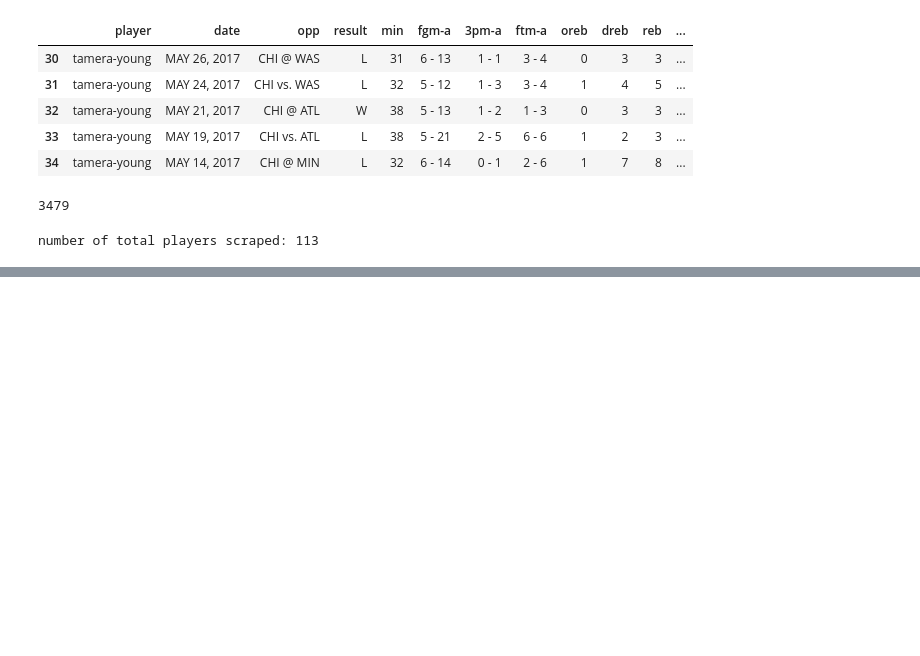
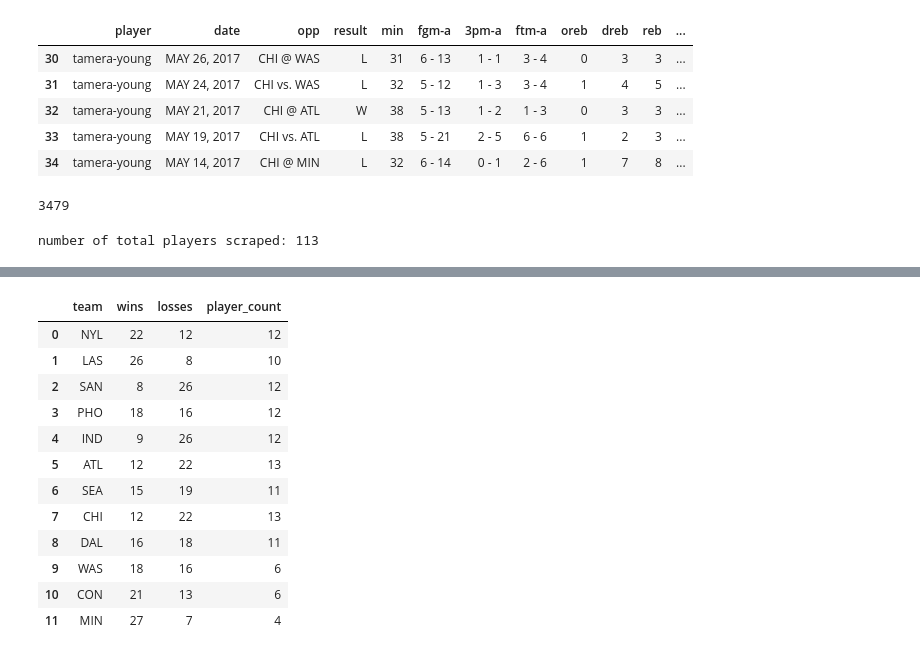
Before and after one commit to shubhox/draftkings, a Jupyter notebook: WNBA_Analysis.ipynb, the cells around one changed output, grey strips where cells are left out. Saved outputs shown, nothing was run; the diff lists cells and outputs as text; code cells hidden in the pictures; blank space fills up the shorter version.

```diff
--- a/WNBA_Analysis.ipynb
+++ b/WNBA_Analysis.ipynb
@@ -266,0 +307,16 @@ hello
+# %%
+df_tm
+# %% [output]
+|  | team | wins | losses | player_count |
+| 0 | NYL | 22 | 12 | 12 |
+| 1 | LAS | 26 | 8 | 10 |
+| 2 | SAN | 8 | 26 | 12 |
+| 3 | PHO | 18 | 16 | 12 |
+| 4 | IND | 9 | 26 | 12 |
+| 5 | ATL | 12 | 22 | 13 |
+| 6 | SEA | 15 | 19 | 11 |
+| 7 | CHI | 12 | 22 | 13 |
+| 8 | DAL | 16 | 18 | 11 |
+| 9 | WAS | 18 | 16 | 6 |
+| 10 | CON | 21 | 13 | 6 |
+| 11 | MIN | 27 | 7 | 4 |
```
Also changed, not shown: parts of 8 cells of this notebook.
